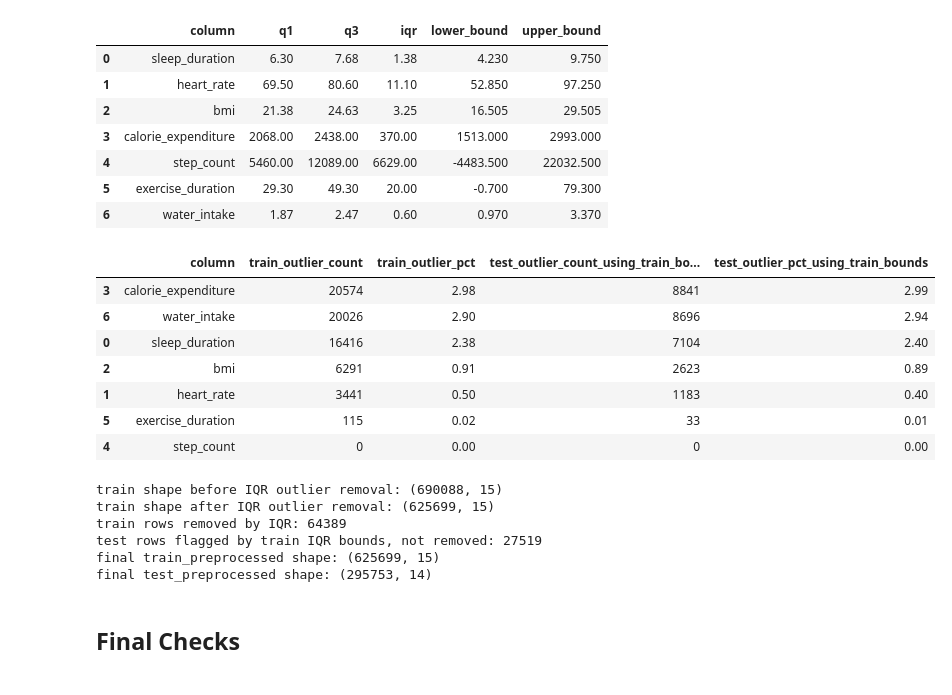
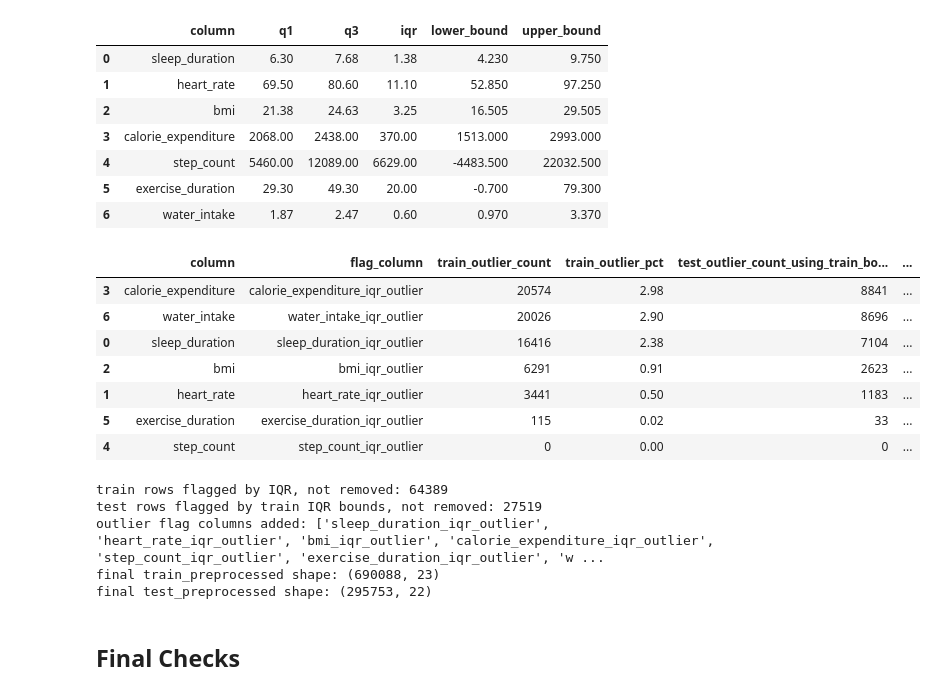
Before and after one commit to 4rajravi/health-risk, a Jupyter notebook: data_preprocessing.ipynb, the cells around one changed output. Cells and saved outputs as stored; diff of their text form; code cells hidden in the pictures.

```diff
--- a/data_preprocessing.ipynb
+++ b/data_preprocessing.ipynb
@@ -248,69 +248,74 @@ iqr_bounds
 train_outlier_mask = pd.Series(False, index=train_preprocessed.index)
 test_outlier_mask = pd.Series(False, index=test_preprocessed.index)
 outlier_report_rows = []
+outlier_flag_cols = []
 
 for row in iqr_bounds.itertuples(index=False):
+    flag_col = f"{row.column}_iqr_outlier"
+    outlier_flag_cols.append(flag_col)
+
     train_col_outliers = (
         train_preprocessed[row.column].notna()
         & ((train_preprocessed[row.column] < row.lower_bound) | (train_preprocessed[row.column] > row.upper_bound))
     )
+    train_preprocessed[flag_col] = train_col_outliers.astype(int)
     train_outlier_mask |= train_col_outliers
 
     if row.column in test_preprocessed.columns:
         test_col_outliers = (
             test_preprocessed[row.column].notna()
             & ((test_preprocessed[row.column] < row.lower_bound) | (test_preprocessed[row.column] > row.upper_bound))
         )
+        test_preprocessed[flag_col] = test_col_outliers.astype(int)
         test_outlier_mask |= test_col_outliers
         test_outlier_count = int(test_col_outliers.sum())
     else:
         test_outlier_count = 0
 
     outlier_report_rows.append({
         "column": row.column,
+        "flag_column": flag_col,
         "train_outlier_count": int(train_col_outliers.sum()),
         "train_outlier_pct": train_col_outliers.mean() * 100,
         "test_outlier_count_using_train_bounds": test_outlier_count,
         "test_outlier_pct_using_train_bounds": test_outlier_count / len(test_preprocessed) * 100 if len(test_preprocessed) else 0,
     })
+
+train_preprocessed["any_iqr_outlier"] = train_outlier_mask.astype(int)
+test_preprocessed["any_iqr_outlier"] = test_outlier_mask.astype(int)
+outlier_flag_cols.append("any_iqr_outlier")
 
 outlier_report = pd.DataFrame(outlier_report_rows).sort_values(
     "train_outlier_count",
     ascending=False,
 )
 
 outlier_report.style.format({
     "train_outlier_pct": "{:.2f}",
     "test_outlier_pct_using_train_bounds": "{:.2f}",
 })
 # %% [output]
-|  | column | train_outlier_count | train_outlier_pct | test_outlier_count_using_train_bo... | test_outlier_pct_using_train_bounds |
-| 3 | calorie_expenditure | 20574 | 2.98 | 8841 | 2.99 |
-| 6 | water_intake | 20026 | 2.90 | 8696 | 2.94 |
-| 0 | sleep_duration | 16416 | 2.38 | 7104 | 2.40 |
-| 2 | bmi | 6291 | 0.91 | 2623 | 0.89 |
-| 1 | heart_rate | 3441 | 0.50 | 1183 | 0.40 |
-| 5 | exercise_duration | 115 | 0.02 | 33 | 0.01 |
-| 4 | step_count | 0 | 0.00 | 0 | 0.00 |
+|  | column | flag_column | train_outlier_count | train_outlier_pct | test_outlier_count_using_train_bo... | ... |
+| 3 | calorie_expenditure | calorie_expenditure_iqr_outlier | 20574 | 2.98 | 8841 | ... |
+| 6 | water_intake | water_intake_iqr_outlier | 20026 | 2.90 | 8696 | ... |
+| 0 | sleep_duration | sleep_duration_iqr_outlier | 16416 | 2.38 | 7104 | ... |
+| 2 | bmi | bmi_iqr_outlier | 6291 | 0.91 | 2623 | ... |
+| 1 | heart_rate | heart_rate_iqr_outlier | 3441 | 0.50 | 1183 | ... |
+| 5 | exercise_duration | exercise_duration_iqr_outlier | 115 | 0.02 | 33 | ... |
+| 4 | step_count | step_count_iqr_outlier | 0 | 0.00 | 0 | ... |
 # %%
-train_preprocessed_no_outliers = train_preprocessed.loc[~train_outlier_mask].copy()
-
-print("train shape before IQR outlier removal:", train_preprocessed.shape)
-print("train shape after IQR outlier removal:", train_preprocessed_no_outliers.shape)
-print("train rows removed by IQR:", int(train_outlier_mask.sum()))
+print("train rows flagged by IQR, not removed:", int(train_outlier_mask.sum()))
 print("test rows flagged by train IQR bounds, not removed:", int(test_outlier_mask.sum()))
-
-train_preprocessed = train_preprocessed_no_outliers
+print("outlier flag columns added:", outlier_flag_cols)
 
 print("final train_preprocessed shape:", train_preprocessed.shape)
 print("final test_preprocessed shape:", test_preprocessed.shape)
 # %% [output]
-train shape before IQR outlier removal: (690088, 15)
-train shape after IQR outlier removal: (625699, 15)
-train rows removed by IQR: 64389
+train rows flagged by IQR, not removed: 64389
 test rows flagged by train IQR bounds, not removed: 27519
-final train_preprocessed shape: (625699, 15)
-final test_preprocessed shape: (295753, 14)
+outlier flag columns added: ['sleep_duration_iqr_outlier', 'heart_rate_iqr_outlier', 'bmi_iqr_outlier', 'calorie_expenditure_iqr_outlier', 'step_count_iqr_outlier', 'exercise_duration_iqr_outlier', 'w ...
+final train_preprocessed shape: (690088, 23)
+final test_preprocessed shape: (295753, 22)
 # %% [markdown]
 ## Final Checks
 # %%
```
Also changed, not shown: parts of 3 cells of this notebook, 1 other file.
